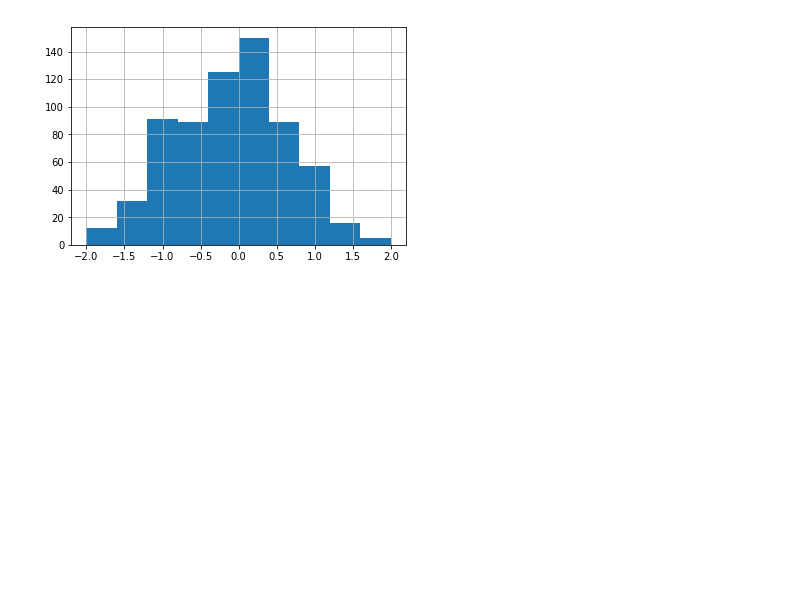
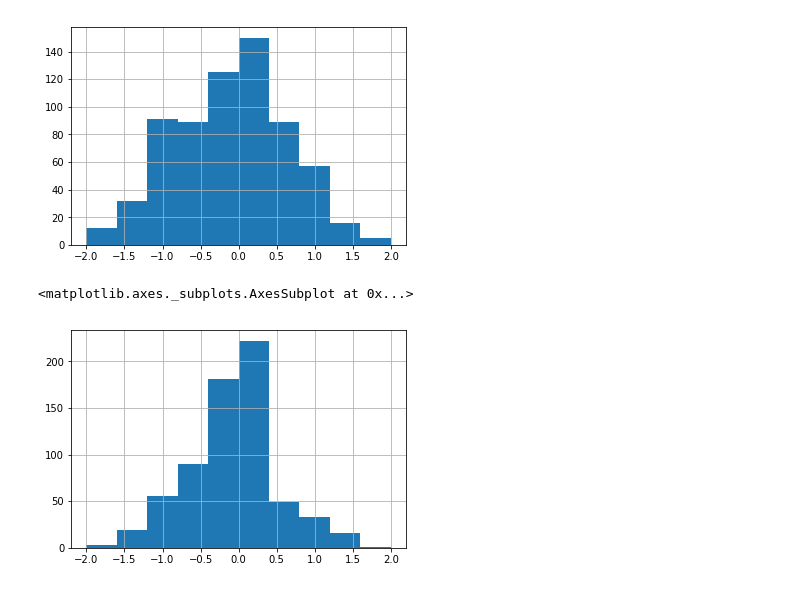
Before and after one commit to BA545-SP2019/2019-competition1-jkj, a Jupyter notebook: Standardization.ipynb, the cells around one changed output. Cells and saved outputs as stored; diff of their text form; code cells hidden in the pictures; blank space fills up the shorter version.

```diff
--- a/Standardization.ipynb
+++ b/Standardization.ipynb
@@ -41,6 +41,6 @@ norm_names = norm_df.columns
 # Create the Scaler object
 scaler = preprocessing.StandardScaler()
 # Fit your data on the scaler object
-scaled_df = scaler.fit_transform(norm_df)
-scaled_df = pd.DataFrame(scaled_df, columns=norm_names)
+stand_df = scaler.fit_transform(norm_df)
+stand_df = pd.DataFrame(stand_df, columns=norm_names)
 # %%
@@ -66,6 +66,6 @@ print(scaled_df)
 # %%
-scaled_df = pd.concat([df_I, scaled_df], axis=1, join_axes=[scaled_df.index])
-scaled_df.head()
+stand_df = pd.concat([df_I, stand_df], axis=1, join_axes=[stand_df.index])
+stand_df.head()
 # %% [output]
 |  | I1 | I2 | I3 | P(IPO) | P(H) | P(L) | P(1Day) | C1 | C2 | C3 | ... | ... |
 | 0 | AATI | ADVANCED ANALOGIC TECHNOLOGIES INC | 3674 | -0.636323 | -0.905198 | -0.865043 | -0.190333 | -0.175193 | 0.397360 | 0.010968 | ... | ... |
@@ -143,3 +143,9 @@ scaled_df['P(IPO)'].hist(range=(-2,2))
 # %% [output]
 <matplotlib.axes._subplots.AxesSubplot at 0x...>
 [figure]
+# %%
+stand_df['P(H)'].hist(range=(-2,2))
+# Central Tendancy of Data is Normal
+# %% [output]
+<matplotlib.axes._subplots.AxesSubplot at 0x...>
+[figure, added]
```
Also changed, not shown: parts of 31 cells of this notebook, 7 other files.
